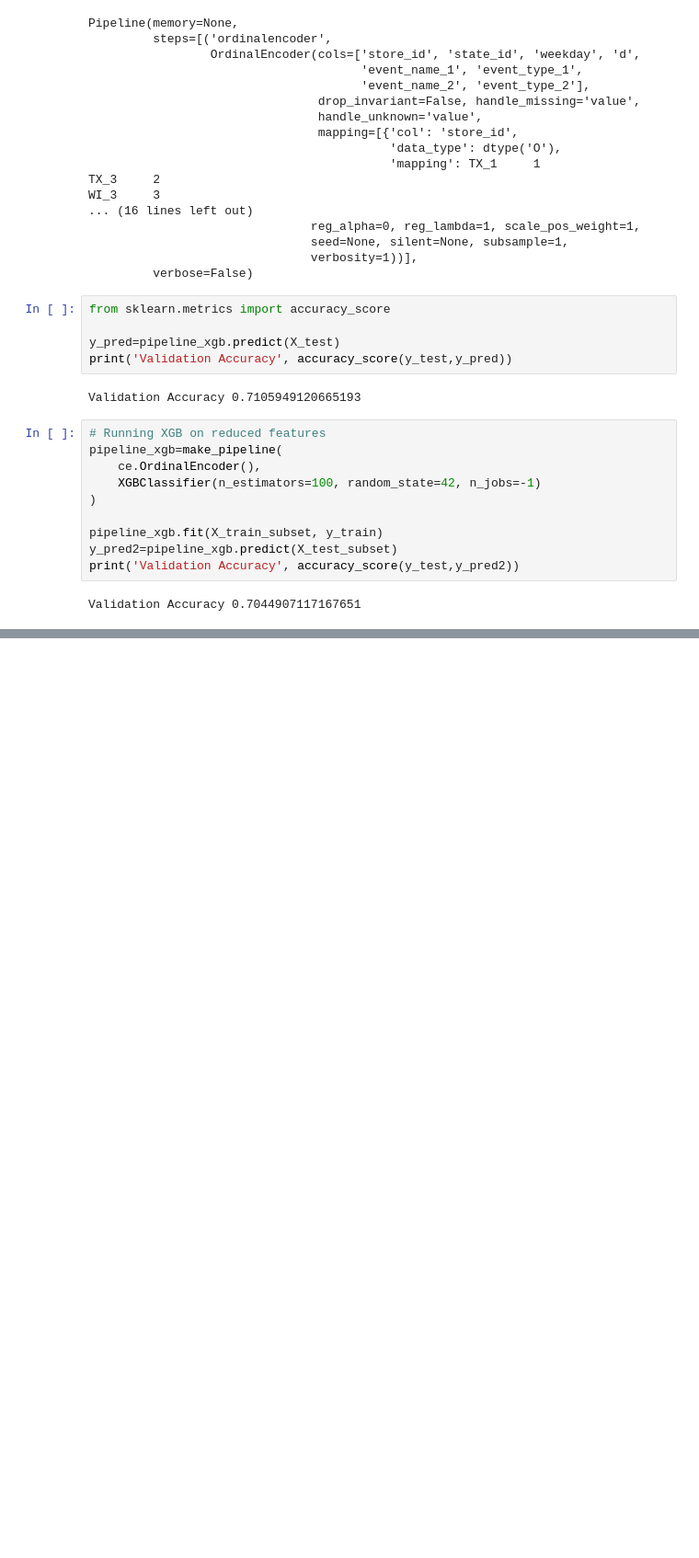
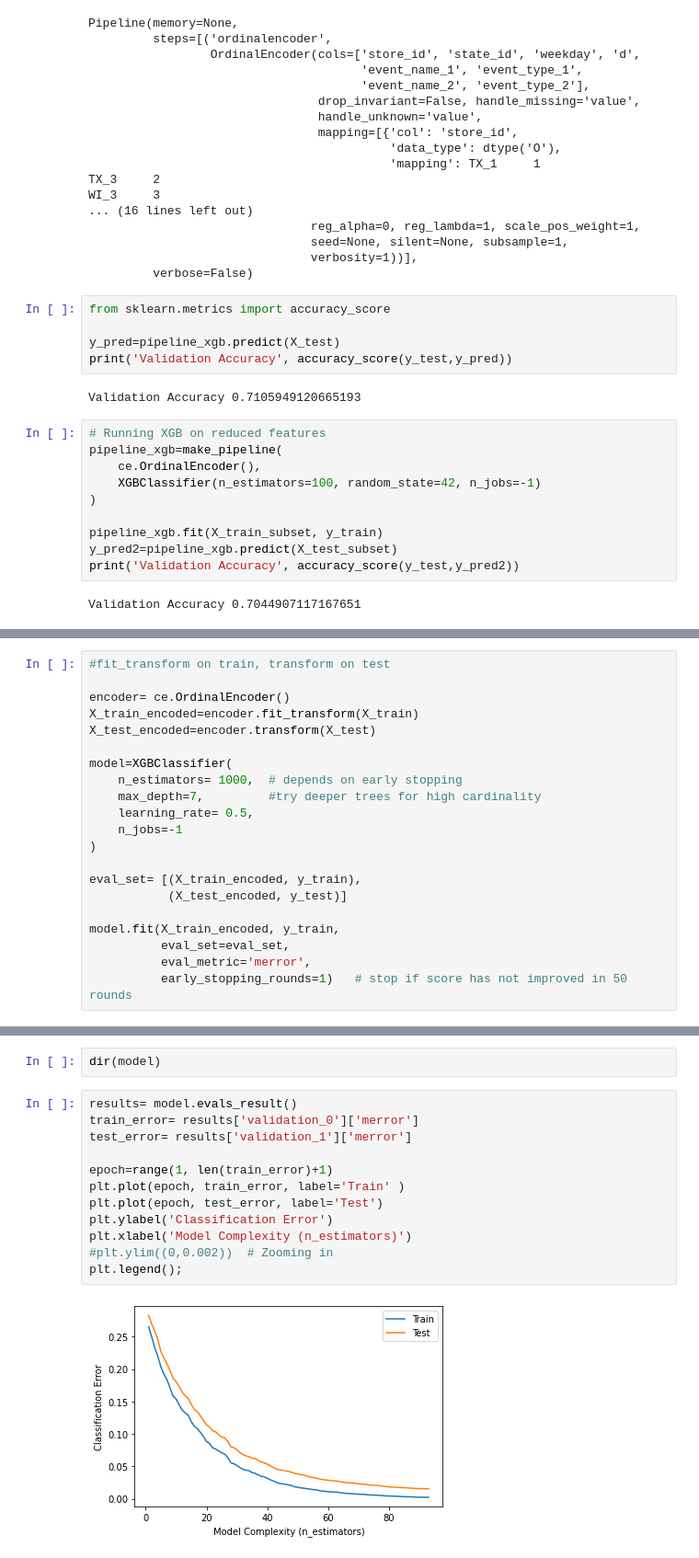
Before and after one commit to JenBanks8585/DS-Unit-2-Applied-Modeling, a Jupyter notebook: Jen_Banks_Walmart_project_on_Collab.ipynb, the cells around one changed output, grey strips where cells are left out. Shown at 92% size. Cells and saved outputs as stored; diff of their text form; blank space fills up the shorter version.

```diff
--- a/Jen_Banks_Walmart_project_on_Collab.ipynb
+++ b/Jen_Banks_Walmart_project_on_Collab.ipynb
@@ -696,0 +699,21 @@ Validation Accuracy 0.7044907117167651
+# %%
+#fit_transform on train, transform on test
+
+encoder= ce.OrdinalEncoder()
+X_train_encoded=encoder.fit_transform(X_train)
+X_test_encoded=encoder.transform(X_test)
+
+model=XGBClassifier(
+    n_estimators= 1000,  # depends on early stopping
+    max_depth=7,         #try deeper trees for high cardinality
+    learning_rate= 0.5,
+    n_jobs=-1
+)
+
+eval_set= [(X_train_encoded, y_train),
+           (X_test_encoded, y_test)]
+
+model.fit(X_train_encoded, y_train,
+          eval_set=eval_set,
+          eval_metric='merror',
+          early_stopping_rounds=1)   # stop if score has not improved in 50 rounds
@@ -696,0 +745,16 @@ Validation Accuracy 0.7044907117167651
+# %%
+dir(model)
+# %%
+results= model.evals_result()
+train_error= results['validation_0']['merror']
+test_error= results['validation_1']['merror']
+
+epoch=range(1, len(train_error)+1)
+plt.plot(epoch, train_error, label='Train' )
+plt.plot(epoch, test_error, label='Test')
+plt.ylabel('Classification Error')
+plt.xlabel('Model Complexity (n_estimators)')
+#plt.ylim((0,0.002))  # Zooming in
+plt.legend();
+# %% [output]
+[figure, added]
```
Also changed, not shown: parts of 2 cells of this notebook.
